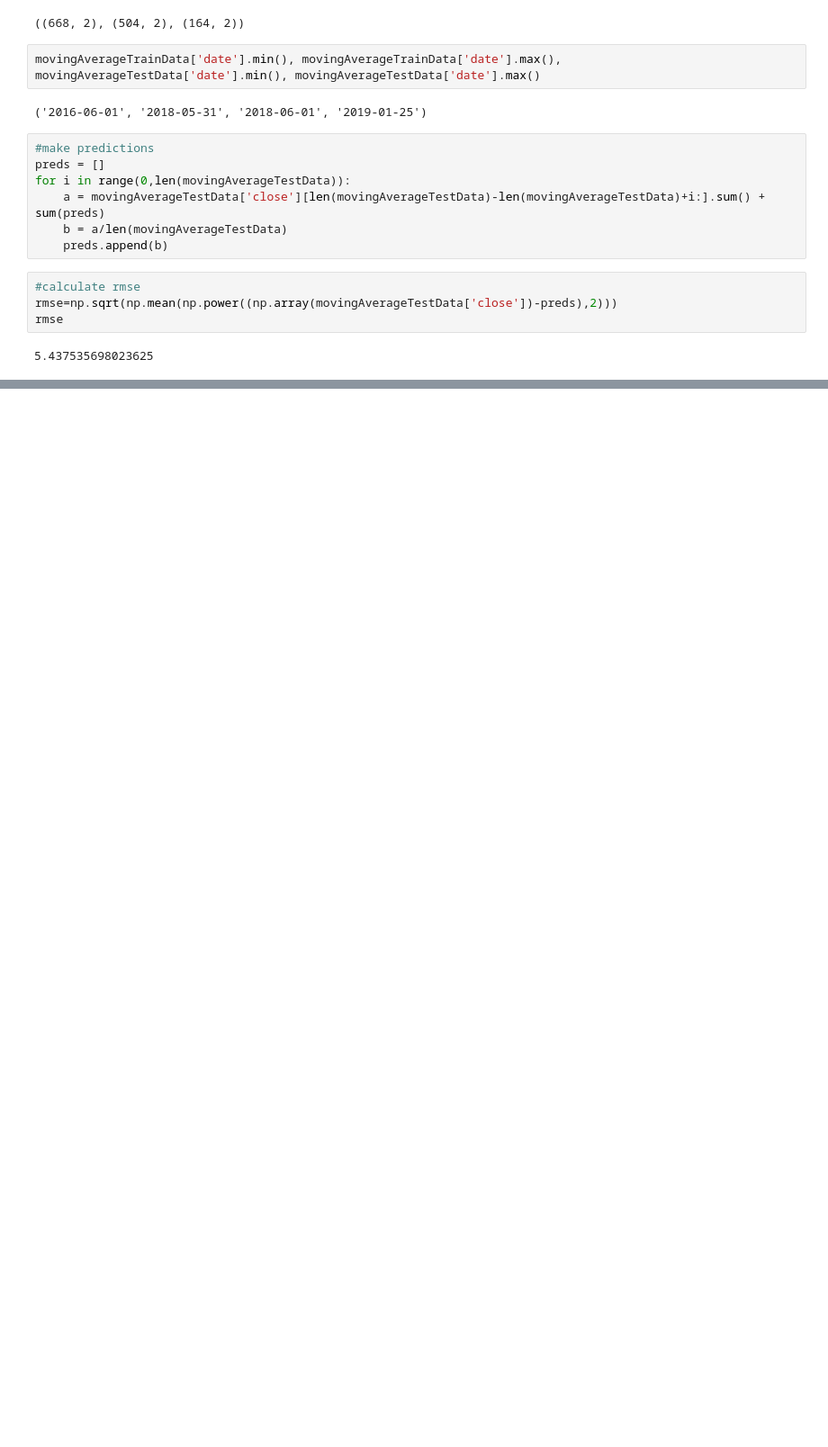
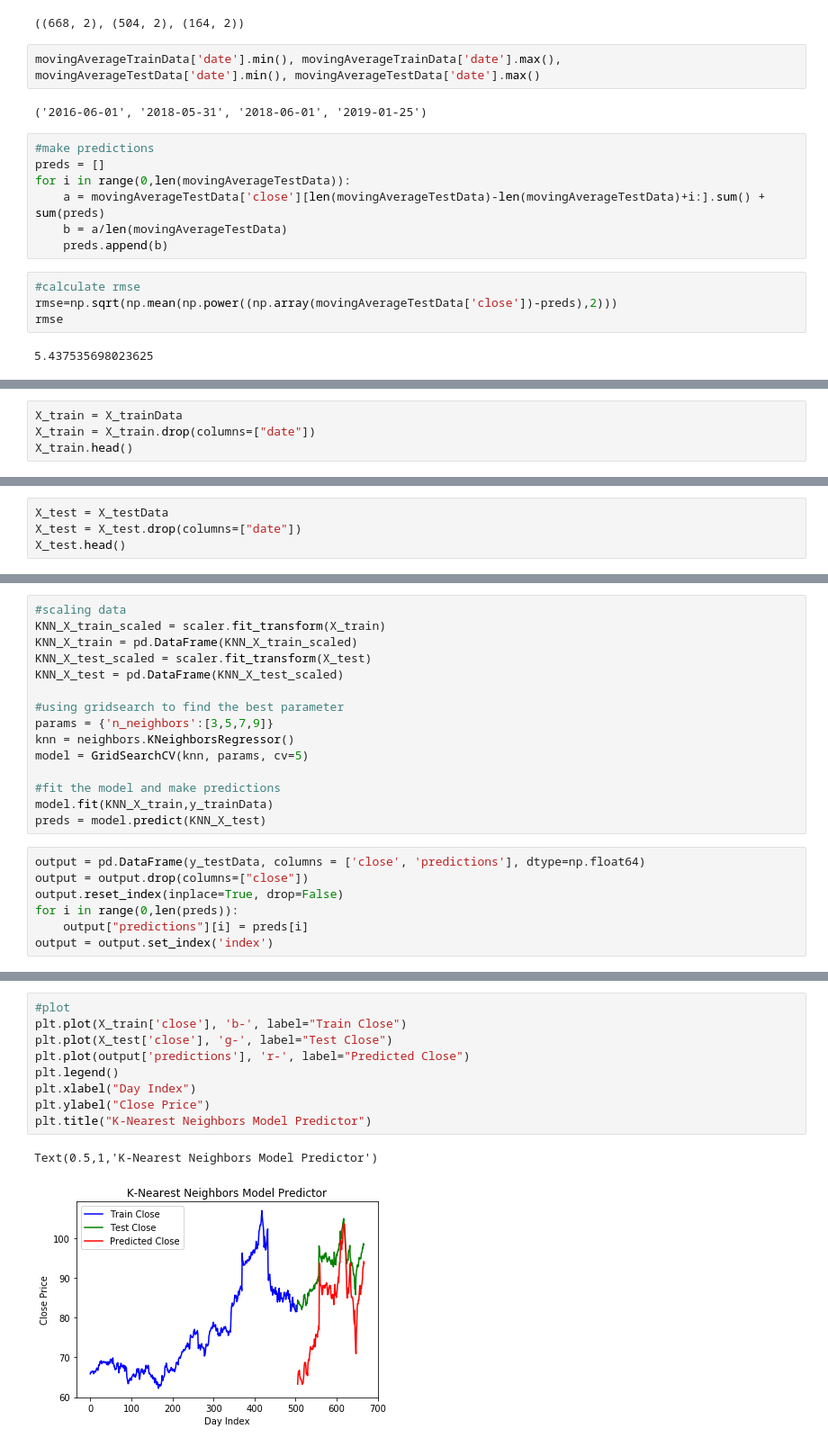
Before and after one commit to sankmish/Keras-Stock-Predictor, a Jupyter notebook: filter_data_and_models.ipynb, the cells around one changed output, grey strips where cells are left out. Shown at 90% size. Drawn from its saved outputs; the diff is of its cells as text; blank space fills up the shorter version.

```diff
--- a/filter_data_and_models.ipynb
+++ b/filter_data_and_models.ipynb
@@ -203,0 +209,4 @@ See the caveats in the documentation: http://pandas.pydata.org/pandas-docs/stabl
+# %%
+X_train = X_trainData
+X_train = X_train.drop(columns=["date"])
+X_train.head()
@@ -203,0 +220,4 @@ See the caveats in the documentation: http://pandas.pydata.org/pandas-docs/stabl
+# %%
+X_test = X_testData
+X_test = X_test.drop(columns=["date"])
+X_test.head()
@@ -203,0 +231,22 @@ See the caveats in the documentation: http://pandas.pydata.org/pandas-docs/stabl
+# %%
+#scaling data
+KNN_X_train_scaled = scaler.fit_transform(X_train)
+KNN_X_train = pd.DataFrame(KNN_X_train_scaled)
+KNN_X_test_scaled = scaler.fit_transform(X_test)
+KNN_X_test = pd.DataFrame(KNN_X_test_scaled)
+
+#using gridsearch to find the best parameter
+params = {'n_neighbors':[3,5,7,9]}
+knn = neighbors.KNeighborsRegressor()
+model = GridSearchCV(knn, params, cv=5)
+
+#fit the model and make predictions
+model.fit(KNN_X_train,y_trainData)
+preds = model.predict(KNN_X_test)
+# %%
+output = pd.DataFrame(y_testData, columns = ['close', 'predictions'], dtype=np.float64)
+output = output.drop(columns=["close"])
+output.reset_index(inplace=True, drop=False)
+for i in range(0,len(preds)):
+    output["predictions"][i] = preds[i]
+output = output.set_index('index')
@@ -203,0 +258,12 @@ See the caveats in the documentation: http://pandas.pydata.org/pandas-docs/stabl
+# %%
+#plot
+plt.plot(X_train['close'], 'b-', label="Train Close")
+plt.plot(X_test['close'], 'g-', label="Test Close")
+plt.plot(output['predictions'], 'r-', label="Predicted Close")
+plt.legend()
+plt.xlabel("Day Index")
+plt.ylabel("Close Price")
+plt.title("K-Nearest Neighbors Model Predictor")
+# %% [output]
+Text(0.5,1,'K-Nearest Neighbors Model Predictor')
+[figure, added]
```
Also changed, not shown: parts of 103 cells of this notebook.
